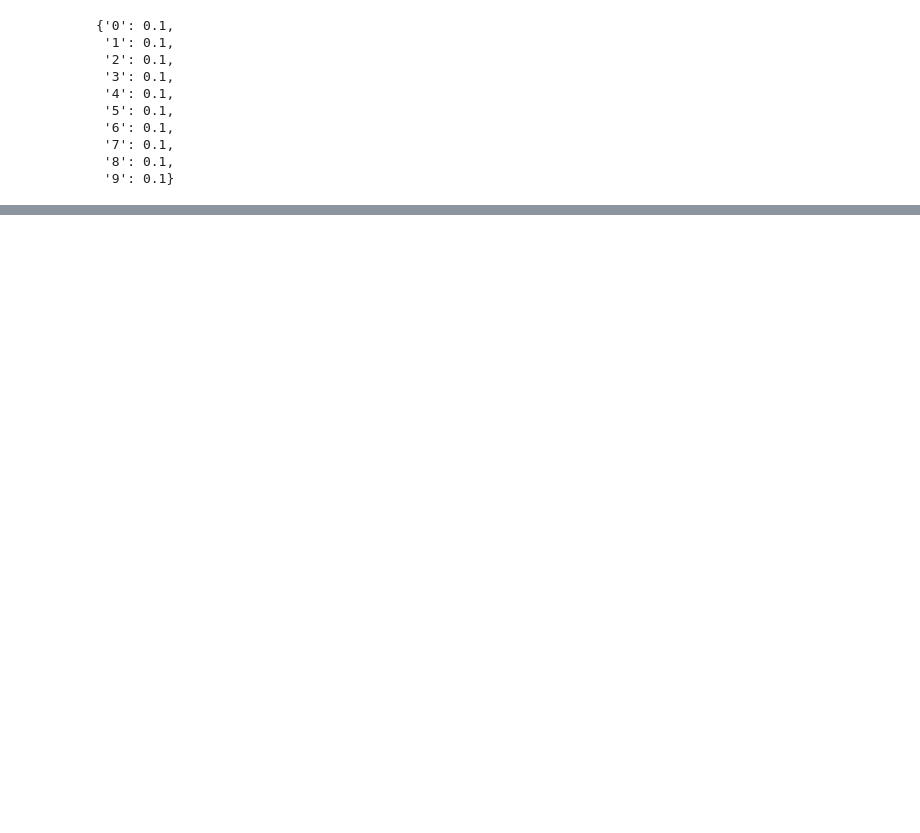
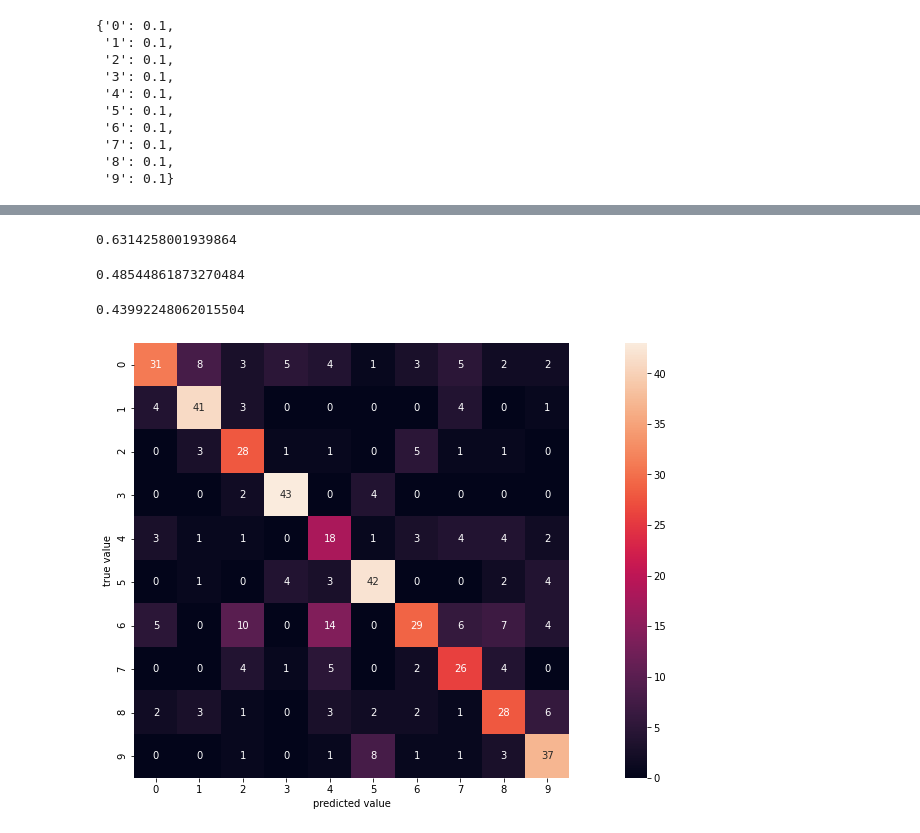
Before and after one commit to S4b3/Sign-Language-Digits-Recognition, a Jupyter notebook: FP.ipynb, the cells around one changed output, grey strips where cells are left out. Saved outputs shown, nothing was run; the diff lists cells and outputs as text; code cells hidden in the pictures; blank space fills up the shorter version.

```diff
--- a/FP.ipynb
+++ b/FP.ipynb
@@ -351,0 +357,22 @@ print(classifier._gaussian_likelihoods)
+# %%
+score.mean()
+# %% [output]
+0.6314258001939864
+# %%
+scorebw.mean()
+# %% [output]
+0.48544861873270484
+# %%
+accuracy_score(Ytest,Ymodel)
+# %% [output]
+0.43992248062015504
+# %%
+mat = confusion_matrix(Ymodel,Ytest)
+# %%
+import seaborn as sns
+
+sns.heatmap(mat, square=True, annot=True, cbar=True)
+plt.xlabel('predicted value')
+plt.ylabel('true value');
+# %% [output]
+[figure, added]
```
Also changed, not shown: parts of 21 cells of this notebook.
